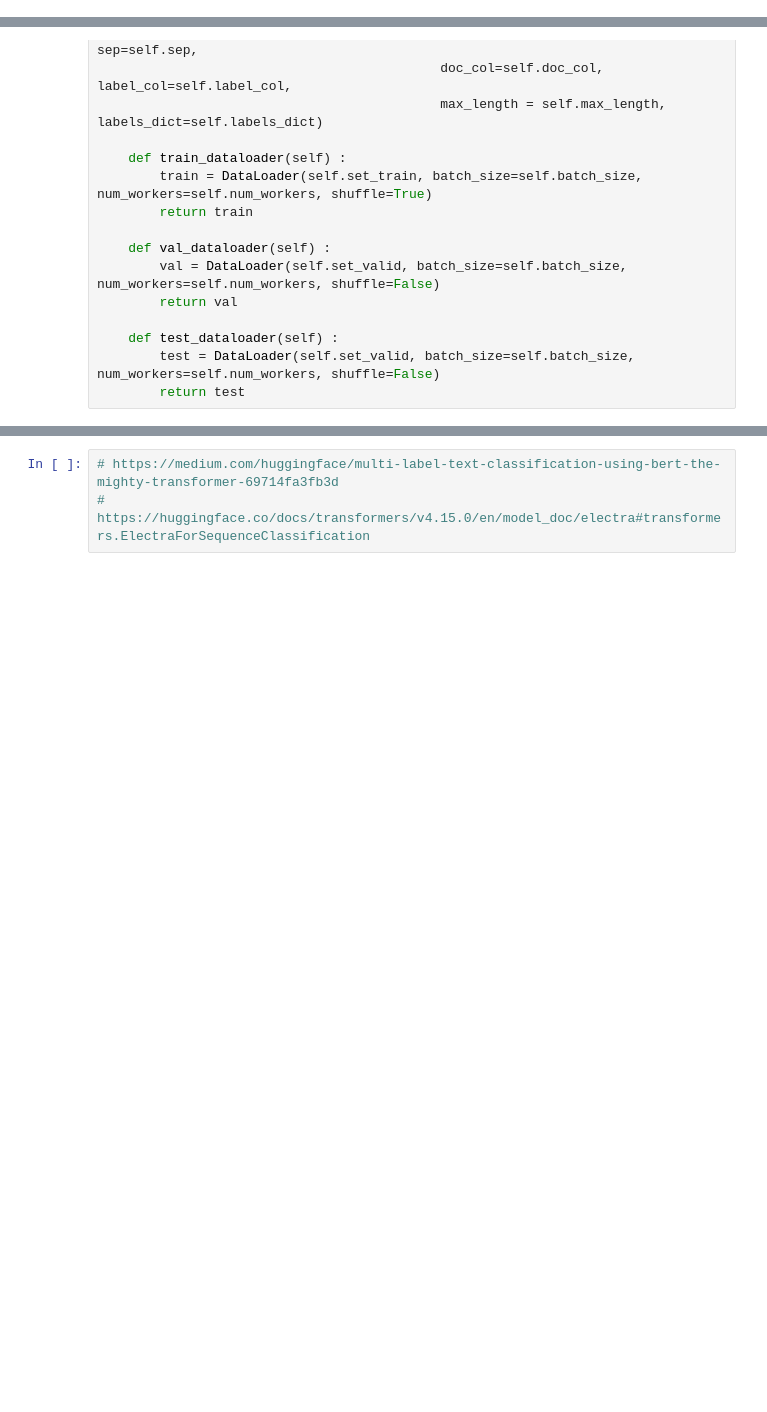
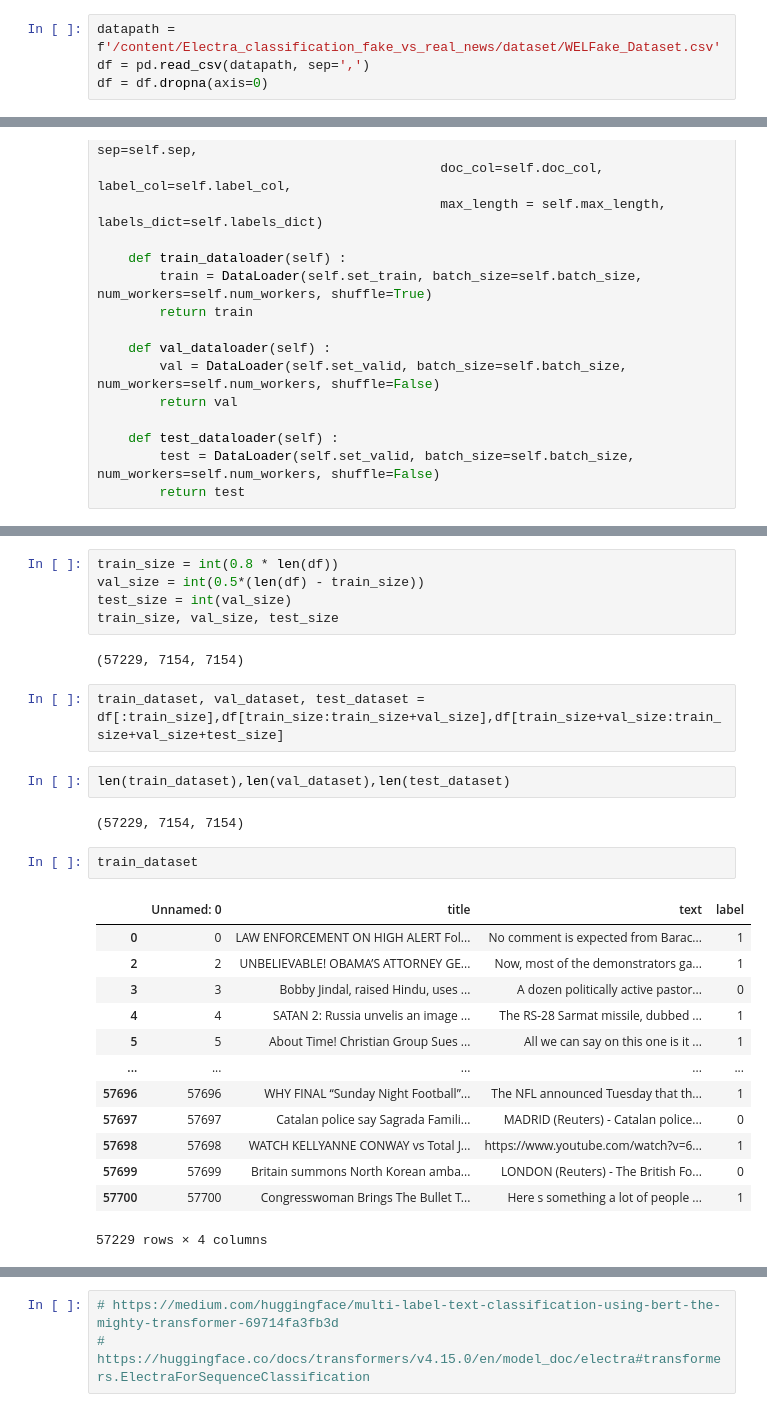
Before and after one commit to AyushiM1102/Electra_classification_fake_vs_real_news, a Jupyter notebook: electra_classification.ipynb, the cells around one changed output, grey strips where cells are left out. Cells and saved outputs as stored; diff of their text form; blank space fills up the shorter version.

Commit message:
Updating electra with WELFake and creating train, valid, and test before passing through ELECTRA

```diff
--- a/electra_classification.ipynb
+++ b/electra_classification.ipynb
@@ -45,0 +50,4 @@ Name: is_retweet, dtype: int64
+# %%
+datapath = f'/content/Electra_classification_fake_vs_real_news/dataset/WELFake_Dataset.csv'
+df = pd.read_csv(datapath, sep=',')
+df = df.dropna(axis=0)
@@ -132,0 +163,29 @@ class ElectraClassificationDataModule(pl.LightningDataModule) :
+# %%
+train_size = int(0.8 * len(df))
+val_size = int(0.5*(len(df) - train_size))
+test_size = int(val_size)
+train_size, val_size, test_size
+# %% [output]
+(57229, 7154, 7154)
+# %%
+train_dataset, val_dataset, test_dataset = df[:train_size],df[train_size:train_size+val_size],df[train_size+val_size:train_size+val_size+test_size]
+# %%
+len(train_dataset),len(val_dataset),len(test_dataset)
+# %% [output]
+(57229, 7154, 7154)
+# %%
+train_dataset
+# %% [output]
+|  | Unnamed: 0 | title | text | label |
+| 0 | 0 | LAW ENFORCEMENT ON HIGH ALERT Fol... | No comment is expected from Barac... | 1 |
+| 2 | 2 | UNBELIEVABLE! OBAMA’S ATTORNEY GE... | Now, most of the demonstrators ga... | 1 |
+| 3 | 3 | Bobby Jindal, raised Hindu, uses ... | A dozen politically active pastor... | 0 |
+| 4 | 4 | SATAN 2: Russia unvelis an image ... | The RS-28 Sarmat missile, dubbed ... | 1 |
+| 5 | 5 | About Time! Christian Group Sues ... | All we can say on this one is it ... | 1 |
+| ... | ... | ... | ... | ... |
+| 57696 | 57696 | WHY FINAL “Sunday Night Football”... | The NFL announced Tuesday that th... | 1 |
+| 57697 | 57697 | Catalan police say Sagrada Famili... | MADRID (Reuters) - Catalan police... | 0 |
+| 57698 | 57698 | WATCH KELLYANNE CONWAY vs Total J... | https://www.youtube.com/watch?v=6... | 1 |
+| 57699 | 57699 | Britain summons North Korean amba... | LONDON (Reuters) - The British Fo... | 0 |
+| 57700 | 57700 | Congresswoman Brings The Bullet T... | Here s something a lot of people ... | 1 |
+57229 rows × 4 columns
```
Also changed, not shown: parts of 10 cells of this notebook.
